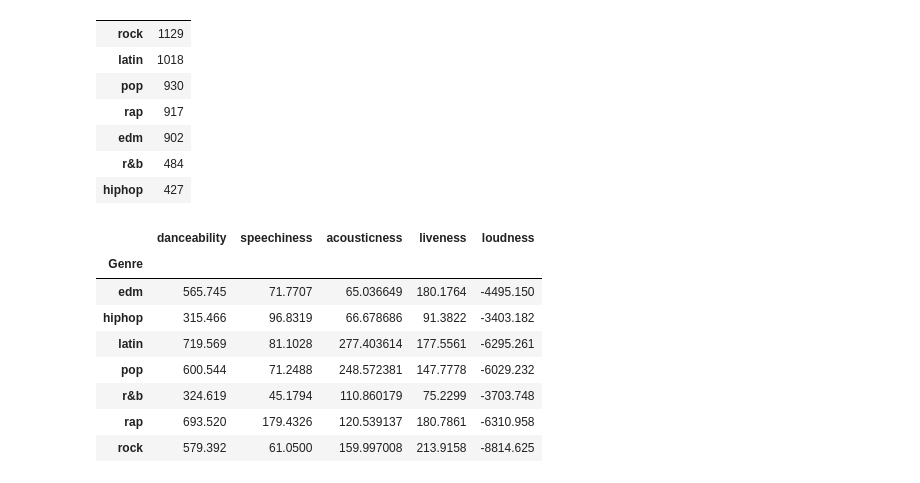
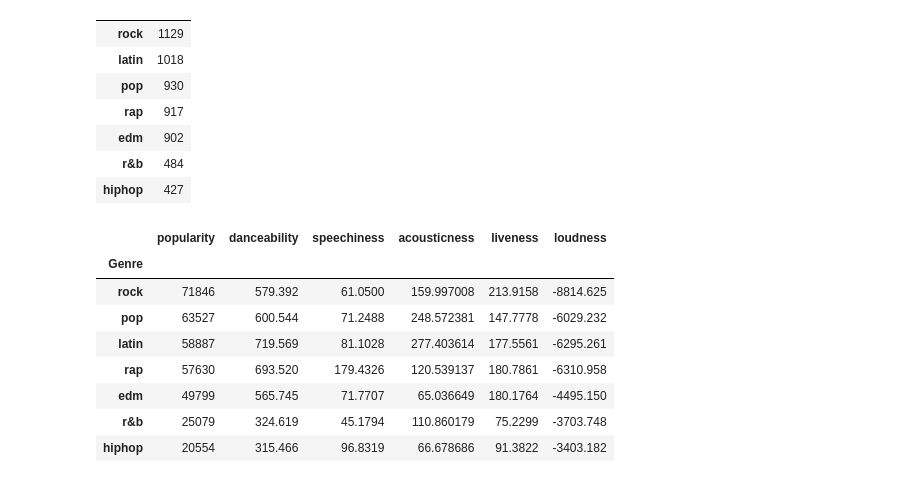
Before and after one commit to santiago-giordano/spotifydataproject, a Jupyter notebook: spotifydf.ipynb, the cells around one changed output. Saved outputs shown, nothing was run; the diff lists cells and outputs as text; code cells hidden in the pictures.

Commit message:
spot-v04

```diff
--- a/spotifydf.ipynb
+++ b/spotifydf.ipynb
@@ -82,7 +82,8 @@ spot.tail()
 5 rows × 24 columns
 # %%
 #Se modifica el tipo de dato de la columna 'release_date'
-spot['release_date'] = pd.to_datetime(spot['release_date'], format='%Y/%m/%d')
+spot['release_date'] = pd.to_datetime(spot['release_date'],
+                                      format='%Y/%m/%d')
 # %%
 #Se modifica el tipo de dato de la nueva columna 'release_year'
 spot[['release_year']] = spot[['release_year']].astype('string')
@@ -98,7 +99,8 @@ spot.head()
 5 rows × 24 columns
 # %%
 #Se eliminan columnas innecesarias
-spot.drop(columns=['Album_cover_link', 'release_date_precision', 'total_tracks', 'id'], inplace=True)
+spot.drop(columns=['Album_cover_link', 'release_date_precision', 'total_tracks', 'id'],
+          inplace=True)
 # %%
 spot.head()
 # %% [output]
@@ -245,15 +256,16 @@ spot.pivot_table(index='Genre', aggfunc='count', values='Title').sort_values(by=
 spot_genre = spot.groupby(['Genre']).sum()
 # %%
 #Se seleccionan algunos de los valores que nos interesa observar
-spot_genre_afeat = spot_genre[['danceability', 'speechiness', 'acousticness', 'liveness', 'loudness']]
-spot_genre_afeat
+spot_genre_afeat = spot_genre[['popularity', 'danceability', 'speechiness', 'acousticness', 'liveness', 'loudness']]
+spot_genre_afeat.sort_values(by='popularity',
+                             ascending=False)
 # %% [output]
-|  | danceability | speechiness | acousticness | liveness | loudness |
-| Genre |  |  |  |  |  |
-| edm | 565.745 | 71.7707 | 65.036649 | 180.1764 | -4495.150 |
-| hiphop | 315.466 | 96.8319 | 66.678686 | 91.3822 | -3403.182 |
-| latin | 719.569 | 81.1028 | 277.403614 | 177.5561 | -6295.261 |
-| pop | 600.544 | 71.2488 | 248.572381 | 147.7778 | -6029.232 |
-| r&b | 324.619 | 45.1794 | 110.860179 | 75.2299 | -3703.748 |
-| rap | 693.520 | 179.4326 | 120.539137 | 180.7861 | -6310.958 |
-| rock | 579.392 | 61.0500 | 159.997008 | 213.9158 | -8814.625 |
+|  | popularity | danceability | speechiness | acousticness | liveness | loudness |
+| Genre |  |  |  |  |  |  |
+| rock | 71846 | 579.392 | 61.0500 | 159.997008 | 213.9158 | -8814.625 |
+| pop | 63527 | 600.544 | 71.2488 | 248.572381 | 147.7778 | -6029.232 |
+| latin | 58887 | 719.569 | 81.1028 | 277.403614 | 177.5561 | -6295.261 |
+| rap | 57630 | 693.520 | 179.4326 | 120.539137 | 180.7861 | -6310.958 |
+| edm | 49799 | 565.745 | 71.7707 | 65.036649 | 180.1764 | -4495.150 |
+| r&b | 25079 | 324.619 | 45.1794 | 110.860179 | 75.2299 | -3703.748 |
+| hiphop | 20554 | 315.466 | 96.8319 | 66.678686 | 91.3822 | -3403.182 |
```
Also changed, not shown: parts of 14 cells of this notebook.
